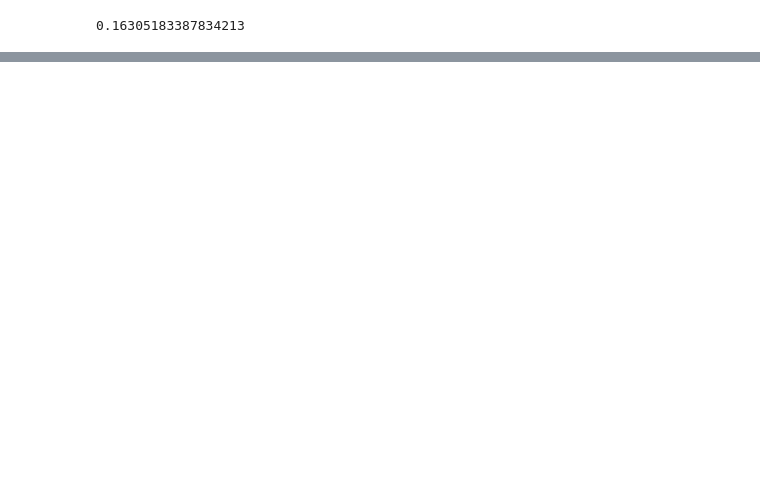
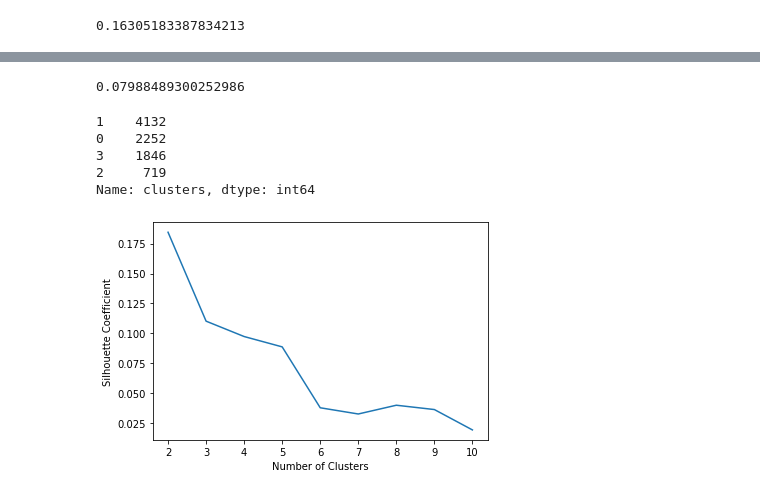
Before and after one commit to LeventSoykan/Credit_Card_Data_Clustering, a Jupyter notebook: clustering.ipynb, the cells around one changed output, grey strips where cells are left out. Drawn from its saved outputs; the diff is of its cells as text; code cells hidden in the pictures; blank space fills up the shorter version.

Commit message:
Gaussian mixture model with 4 clusters applied

```diff
--- a/clustering.ipynb
+++ b/clustering.ipynb
@@ -442,0 +447,5 @@ silhouette_score(num_df, clustering_model.labels_)
+# %%
+from sklearn.mixture import GaussianMixture
+gm = GaussianMixture(n_components=4)
+# %%
+gm.fit(num_df)
@@ -442,0 +466,27 @@ silhouette_score(num_df, clustering_model.labels_)
+# %%
+silhouette_score(num_df, labels)
+# %% [output]
+0.07988489300252986
+# %%
+df['clusters'].value_counts()
+# %% [output]
+1    4132
+0    2252
+3    1846
+2     719
+Name: clusters, dtype: int64
+# %%
+silhouette_coefficients = []
+k_range = list(range(2,11))
+for k in k_range:
+    gm = GaussianMixture(n_components=k)
+    gm.fit(num_df)
+    score = silhouette_score(num_df, gm.predict(num_df))
+    silhouette_coefficients.append(score)
+# %%
+plt.plot(k_range, silhouette_coefficients)
+plt.xlabel('Number of Clusters')
+plt.ylabel('Silhouette Coefficient')
+plt.show()
+# %% [output]
+[figure, added]
```
Also changed, not shown: parts of 9 cells of this notebook.
